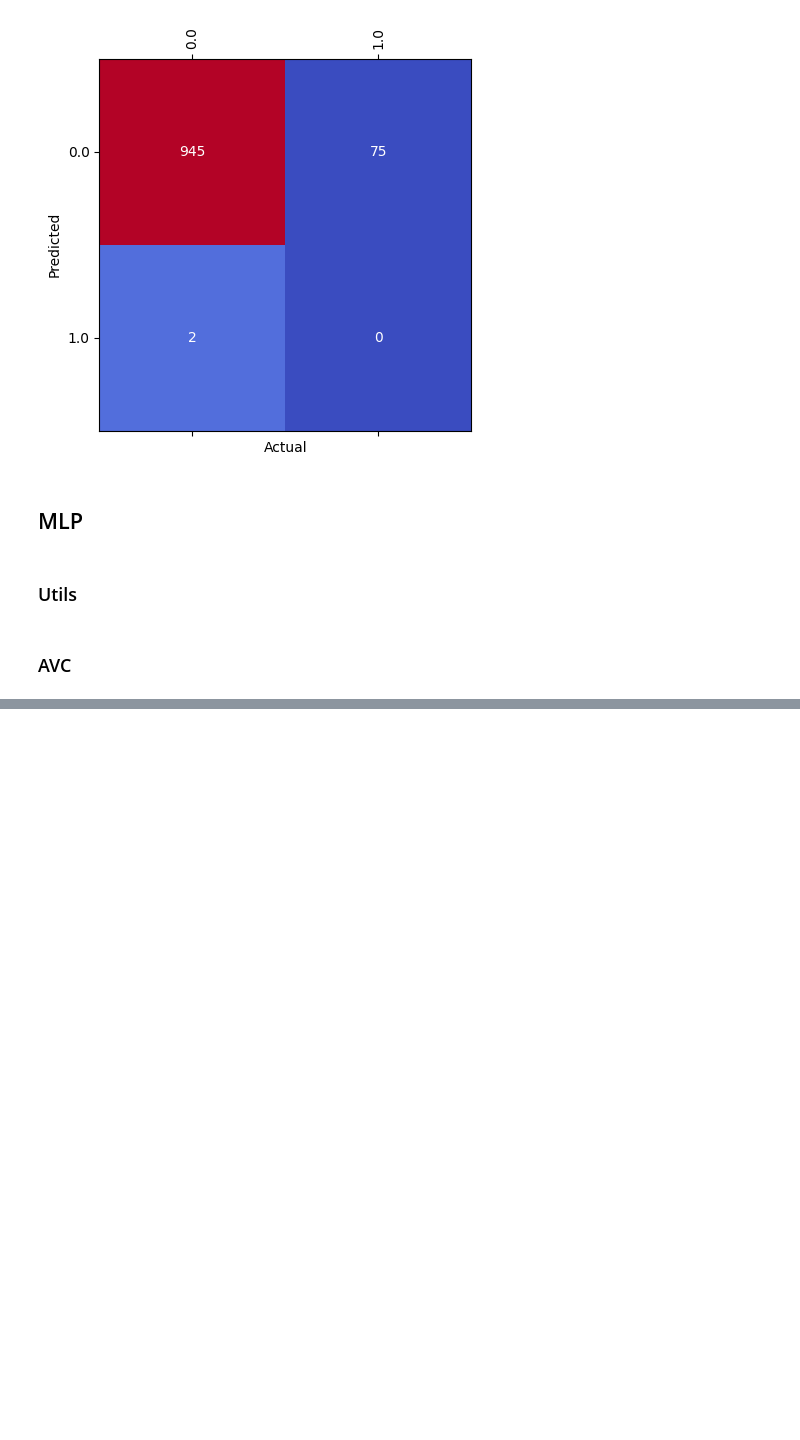
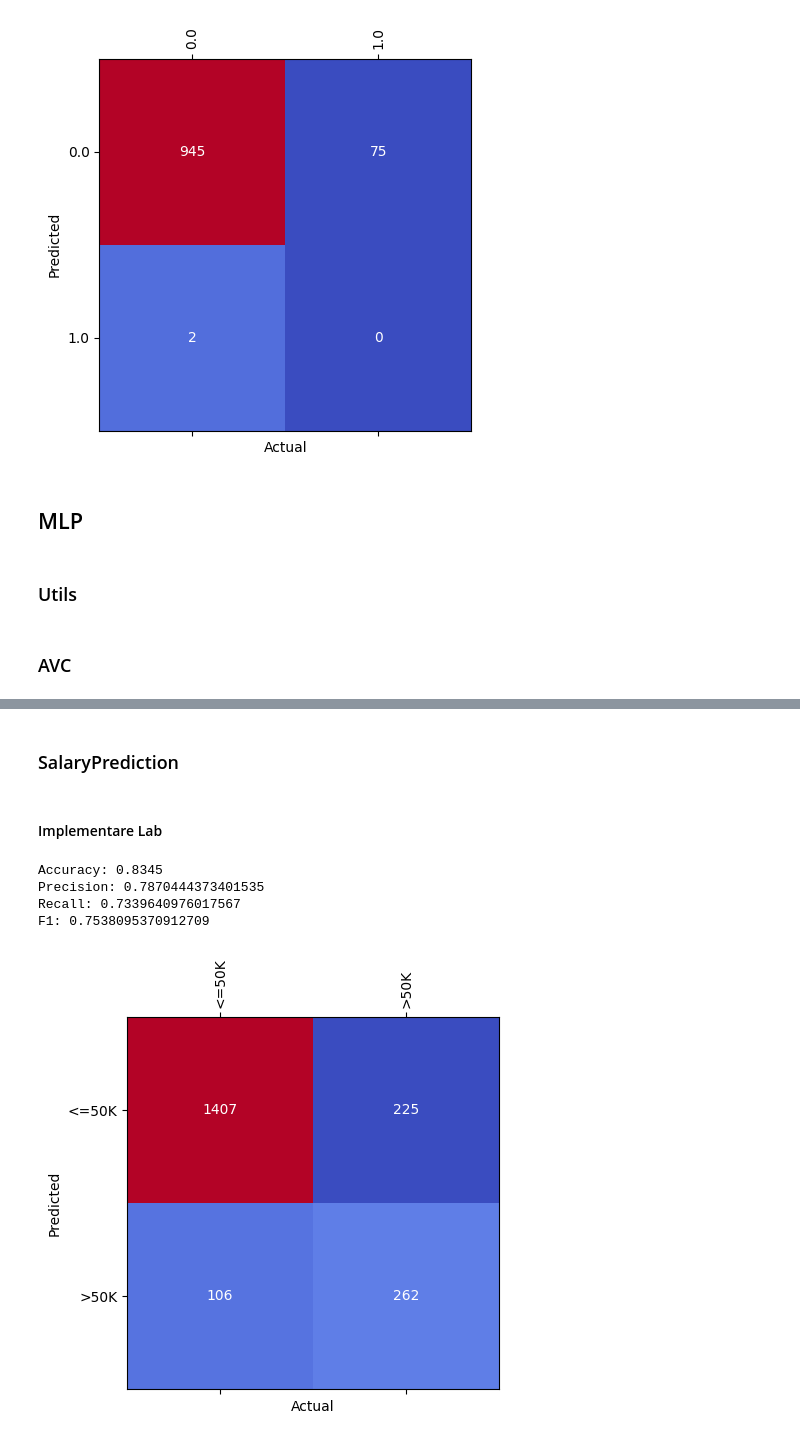
Before and after one commit to Earthbert/IA-project2, a Jupyter notebook: project.ipynb, the cells around one changed output, grey strips where cells are left out. Saved outputs shown, nothing was run; the diff lists cells and outputs as text; code cells hidden in the pictures; blank space fills up the shorter version.

```diff
--- a/project.ipynb
+++ b/project.ipynb
@@ -758,0 +822,19 @@ F1: 0.5581991098017868
+# %% [markdown]
+### SalaryPrediction
+# %% [markdown]
+#### Implementare Lab
+# %%
+model = LabMLP(learning_rate=0.001, epochs=200, test_size=0.2, hidden_size=69, batch_size=64)
+results = apply_model(pre_sp_train_data,
+                      pre_sp_test_data,
+                      sp_target_category,
+                      model, balance = False)
+model.plot()
+compute_show_metrics(results)
+show_confusion_matrix(results, sp_target_category)
+# %% [output]
+Accuracy: 0.8345
+Precision: 0.7870444373401535
+Recall: 0.7339640976017567
+F1: 0.7538095370912709
+[figure, added]
```
Also changed, not shown: parts of 12 cells of this notebook.
